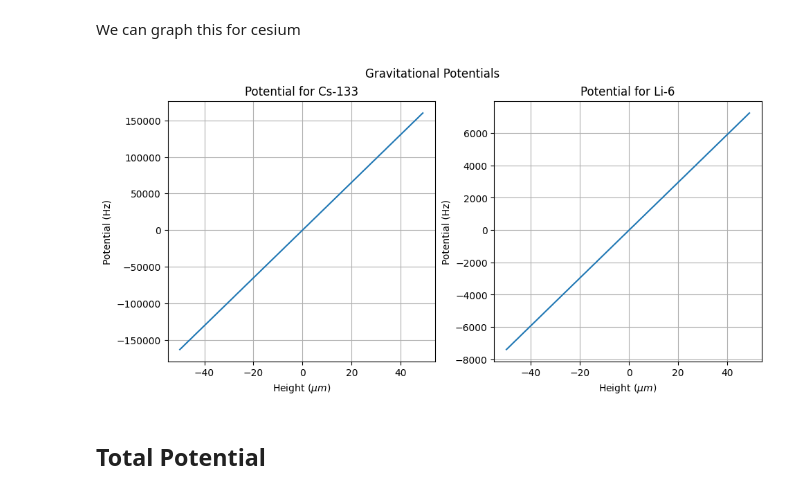
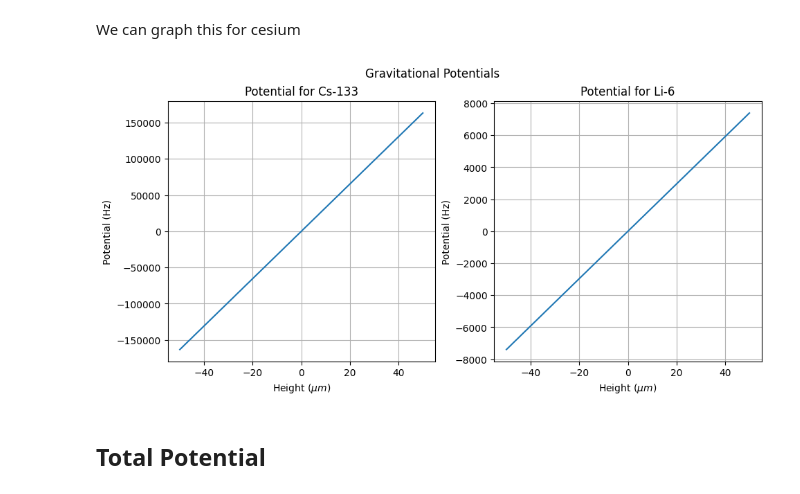
Before and after one commit to Mouhamedm17/DipoleTrappingCalculations, a Jupyter notebook: 1064Trap.ipynb, the cells around one changed output. Drawn from its saved outputs; the diff is of its cells as text; code cells hidden in the pictures.

```diff
--- a/1064Trap.ipynb
+++ b/1064Trap.ipynb
@@ -383,41 +374,40 @@ def grav_potential(z, *args):
     Function for computing the gravitational potential energy of an atom
 
     inputs:
-        - z: height in microns
+        - z: height in m
         - args:
             - m: mass in kg
 
     returns: gravitational potential in Hz (we just divide the potential by hbar)
     """
     m = args[0]
-    z = z * 1e-6
 
     return (m * Constants.g * z) / Constants.h
 # %% [markdown]
 We can graph this for cesium
 # %%
 def graph_grav_potential():
-    z = np.arange(-50,50)
+    z = np.arange(-50e-6,50e-6, 1e-6)
     fig, ax = plt.subplots(1,2, layout="constrained", figsize=plt.figaspect(0.5))
     fig.suptitle("Gravitational Potentials")
 
-    ax[0].plot(z, grav_potential(z, (Cs133.mass)))
-    ax[1].plot(z, grav_potential(z, (Li6.mass)))
+    ax[0].plot(z*1e6, grav_potential(z, (Cs133.mass)))
+    ax[1].plot(z*1e6, grav_potential(z, (Li6.mass)))
 
     ax[0].set_title("Potential for Cs-133")
     ax[0].set_xlabel(r"Height ($\mu m$)")
     ax[0].set_ylabel("Potential (Hz)")
     ax[0].grid(True)
 
     ax[1].set_title("Potential for Li-6")
     ax[1].set_xlabel(r"Height ($\mu m$)")
     ax[1].set_ylabel("Potential (Hz)")
     ax[1].grid(True)
 
 graph_grav_potential()
 plt.show()
 # %% [output]
-[figure, old version]
+[figure, new version]
 # %% [markdown]
 ## Total Potential
 # %% [markdown]
```
Also changed, not shown: parts of 15 cells of this notebook.
